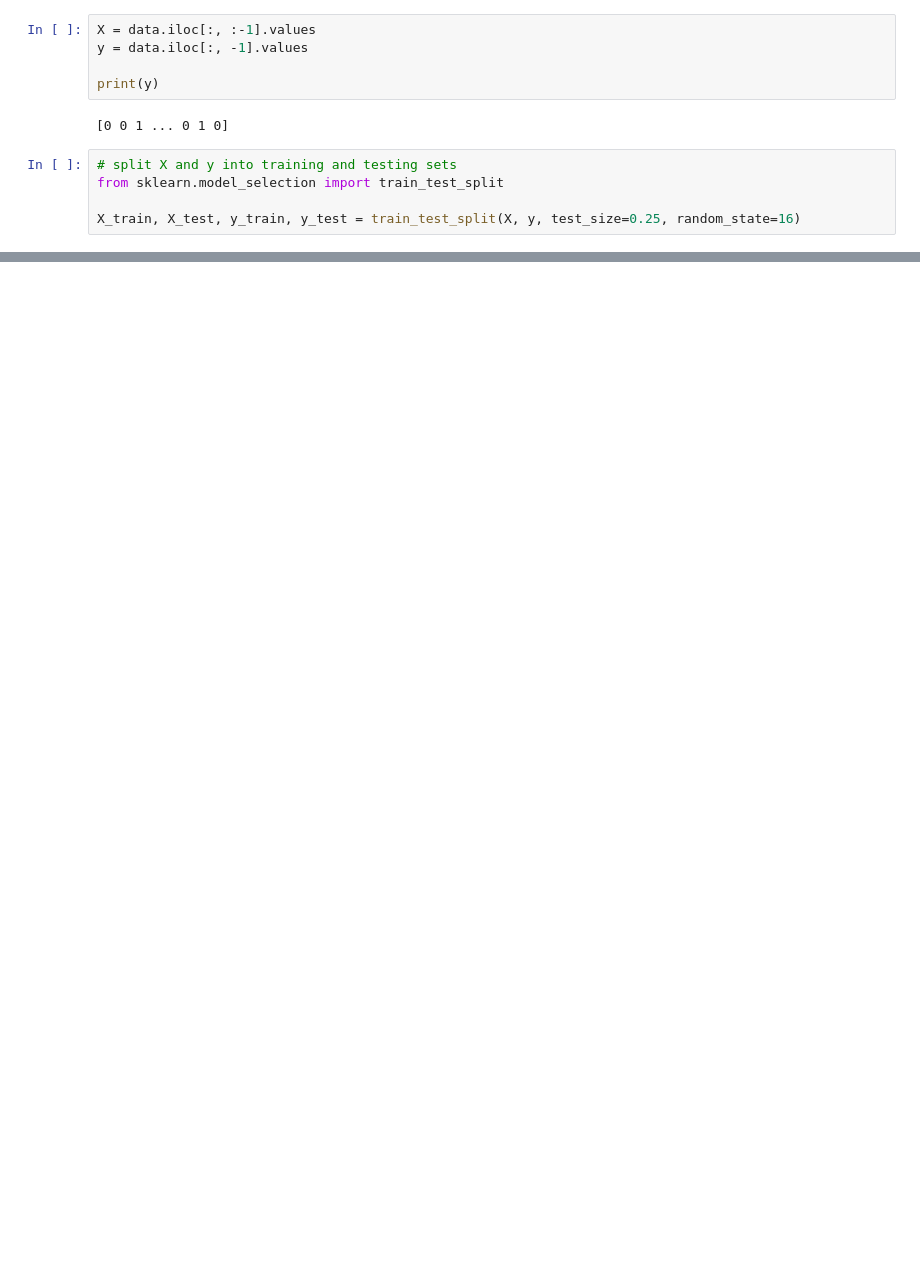
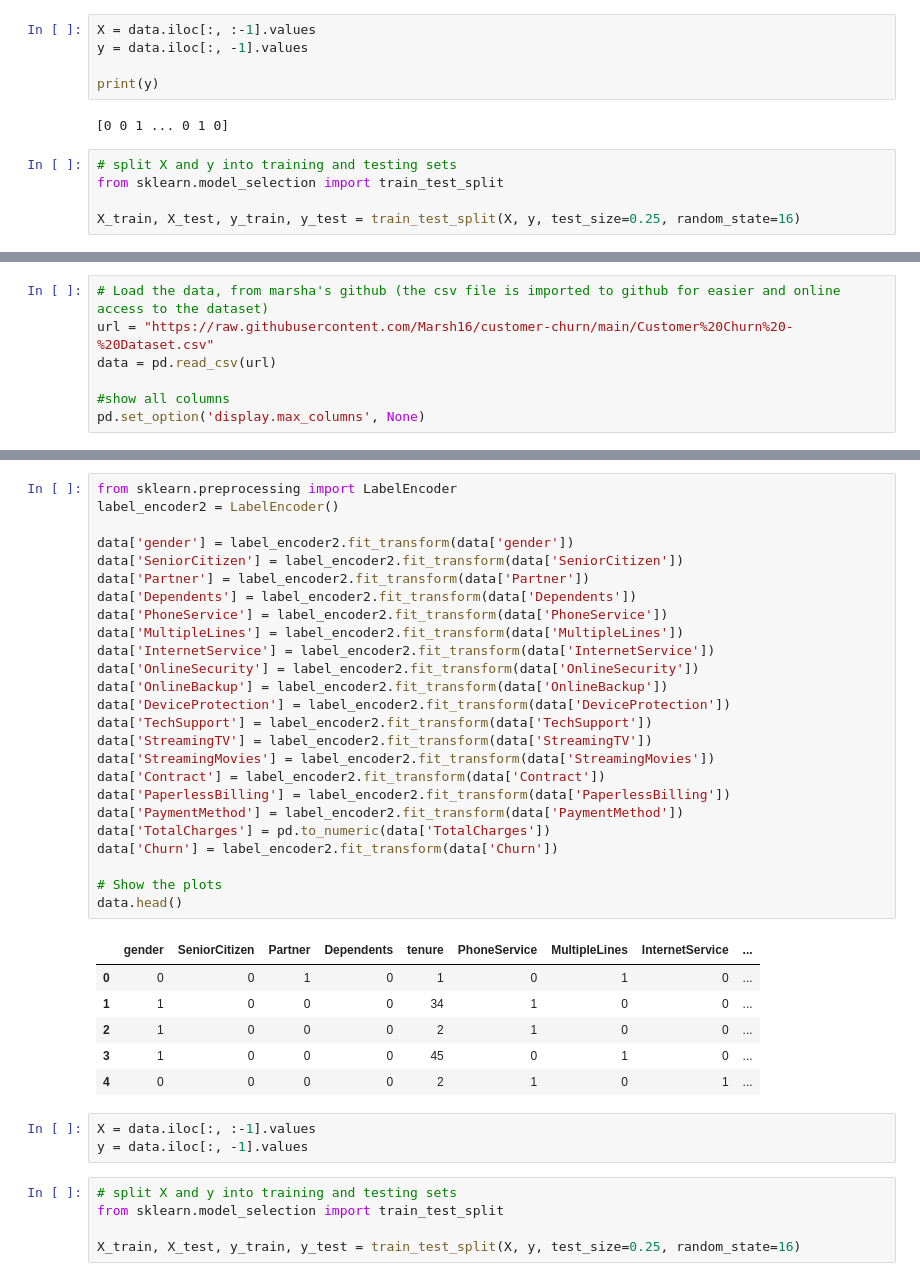
Before and after one commit to Marsh16/AFL1_Evelyn_Marsha_ML, a Jupyter notebook: AFL1_Evelyn_Marsha.ipynb, the cells around one changed output, grey strips where cells are left out. Cells and saved outputs as stored; diff of their text form; blank space fills up the shorter version.

```diff
--- a/AFL1_Evelyn_Marsha.ipynb
+++ b/AFL1_Evelyn_Marsha.ipynb
@@ -369,0 +364,7 @@ logloss
+# %%
+# Load the data, from marsha's github (the csv file is imported to github for easier and online access to the dataset)
+url = "https://raw.githubusercontent.com/Marsh16/customer-churn/main/Customer%20Churn%20-%20Dataset.csv"
+data = pd.read_csv(url)
+
+#show all columns
+pd.set_option('display.max_columns', None)
@@ -369,0 +401,40 @@ logloss
+# %%
+from sklearn.preprocessing import LabelEncoder
+label_encoder2 = LabelEncoder()
+
+data['gender'] = label_encoder2.fit_transform(data['gender'])
+data['SeniorCitizen'] = label_encoder2.fit_transform(data['SeniorCitizen'])
+data['Partner'] = label_encoder2.fit_transform(data['Partner'])
+data['Dependents'] = label_encoder2.fit_transform(data['Dependents'])
+data['PhoneService'] = label_encoder2.fit_transform(data['PhoneService'])
+data['MultipleLines'] = label_encoder2.fit_transform(data['MultipleLines'])
+data['InternetService'] = label_encoder2.fit_transform(data['InternetService'])
+data['OnlineSecurity'] = label_encoder2.fit_transform(data['OnlineSecurity'])
+data['OnlineBackup'] = label_encoder2.fit_transform(data['OnlineBackup'])
+data['DeviceProtection'] = label_encoder2.fit_transform(data['DeviceProtection'])
+data['TechSupport'] = label_encoder2.fit_transform(data['TechSupport'])
+data['StreamingTV'] = label_encoder2.fit_transform(data['StreamingTV'])
+data['StreamingMovies'] = label_encoder2.fit_transform(data['StreamingMovies'])
+data['Contract'] = label_encoder2.fit_transform(data['Contract'])
+data['PaperlessBilling'] = label_encoder2.fit_transform(data['PaperlessBilling'])
+data['PaymentMethod'] = label_encoder2.fit_transform(data['PaymentMethod'])
+data['TotalCharges'] = pd.to_numeric(data['TotalCharges'])
+data['Churn'] = label_encoder2.fit_transform(data['Churn'])
+
+# Show the plots
+data.head()
+# %% [output]
+|  | gender | SeniorCitizen | Partner | Dependents | tenure | PhoneService | MultipleLines | InternetService | ... |
+| 0 | 0 | 0 | 1 | 0 | 1 | 0 | 1 | 0 | ... |
+| 1 | 1 | 0 | 0 | 0 | 34 | 1 | 0 | 0 | ... |
+| 2 | 1 | 0 | 0 | 0 | 2 | 1 | 0 | 0 | ... |
+| 3 | 1 | 0 | 0 | 0 | 45 | 0 | 1 | 0 | ... |
+| 4 | 0 | 0 | 0 | 0 | 2 | 1 | 0 | 1 | ... |
+# %%
+X = data.iloc[:, :-1].values
+y = data.iloc[:, -1].values
+# %%
+# split X and y into training and testing sets
+from sklearn.model_selection import train_test_split
+
+X_train, X_test, y_train, y_test = train_test_split(X, y, test_size=0.25, random_state=16)
```
Also changed, not shown: parts of 22 cells of this notebook.
